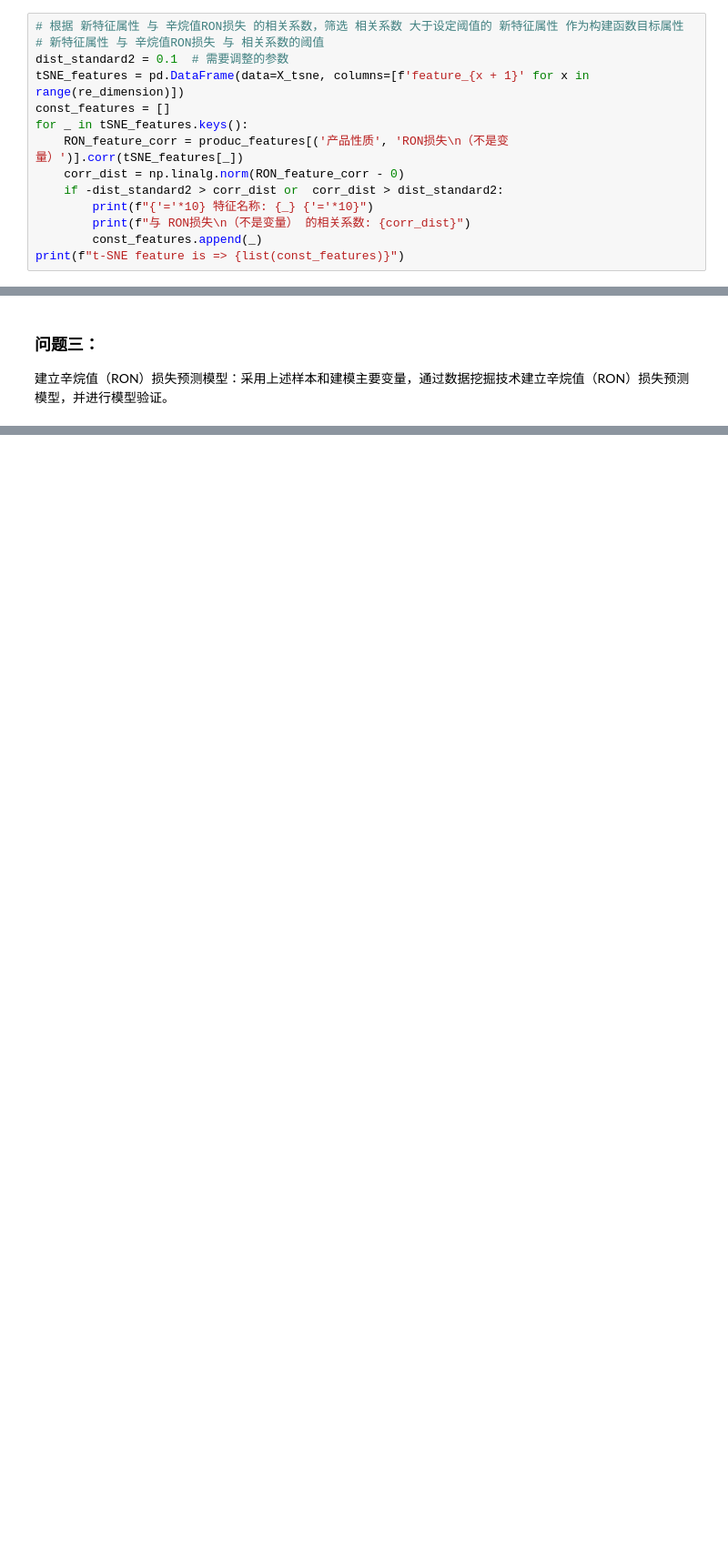
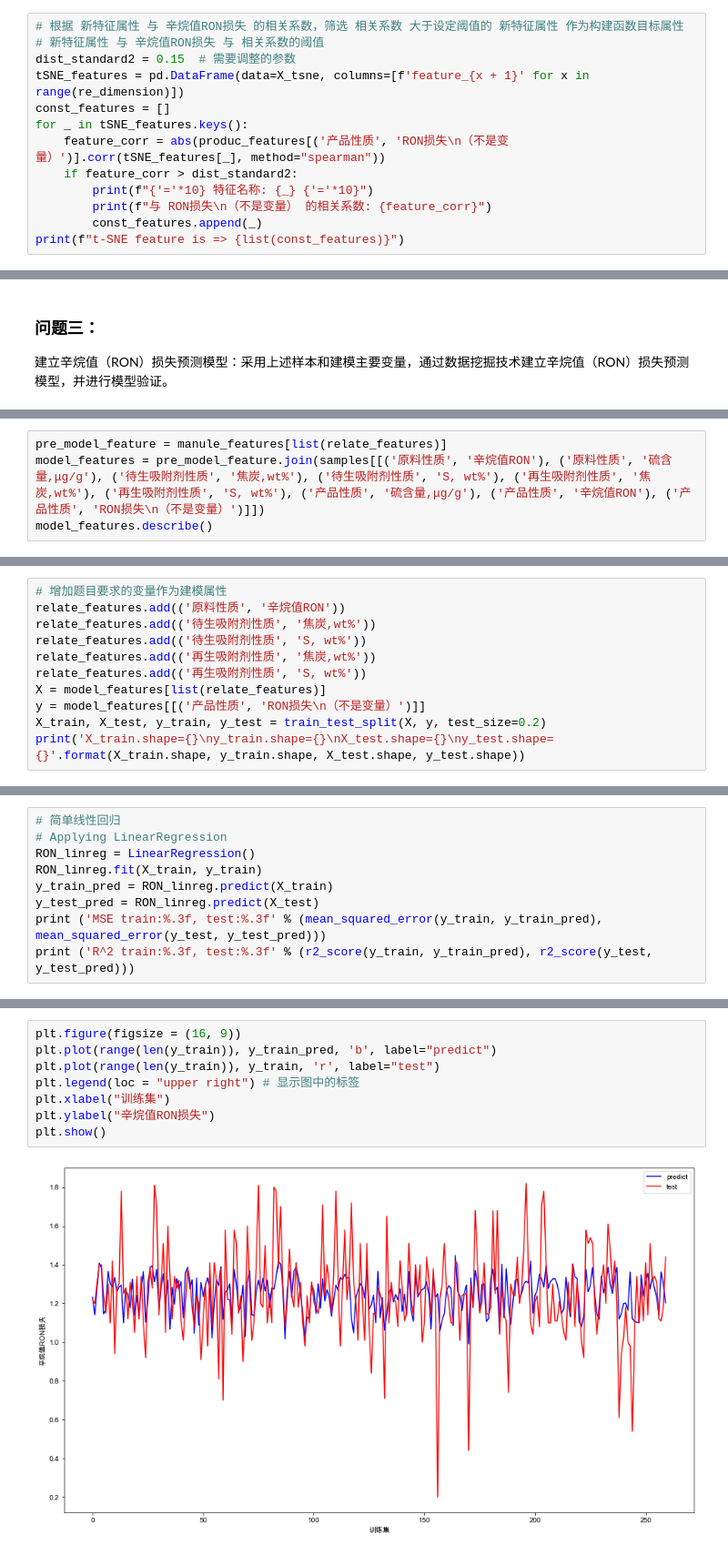
Before and after one commit to Ryuchen/RON_Model, a Jupyter notebook: src/solution.ipynb, the cells around one changed output, grey strips where cells are left out. Shown at 91% size. Drawn from its saved outputs; the diff is of its cells as text; blank space fills up the shorter version.

```diff
--- a/src/solution.ipynb
+++ b/src/solution.ipynb
@@ -459,15 +516,14 @@ print(f"原始样本数据维度 {X.shape[-1]}. t-SNE降维后的数据维度 {X
 # %%
 # 根据 新特征属性 与 辛烷值RON损失 的相关系数，筛选 相关系数 大于设定阈值的 新特征属性 作为构建函数目标属性
 # 新特征属性 与 辛烷值RON损失 与 相关系数的阈值
-dist_standard2 = 0.1  # 需要调整的参数
+dist_standard2 = 0.15  # 需要调整的参数
 tSNE_features = pd.DataFrame(data=X_tsne, columns=[f'feature_{x + 1}' for x in range(re_dimension)])
 const_features = []
 for _ in tSNE_features.keys():
-    RON_feature_corr = produc_features[('产品性质', 'RON损失\n（不是变量）')].corr(tSNE_features[_])
-    corr_dist = np.linalg.norm(RON_feature_corr - 0)
-    if -dist_standard2 > corr_dist or  corr_dist > dist_standard2:
+    feature_corr = abs(produc_features[('产品性质', 'RON损失\n（不是变量）')].corr(tSNE_features[_], method="spearman"))
+    if feature_corr > dist_standard2:
         print(f"{'='*10} 特征名称: {_} {'='*10}")
-        print(f"与 RON损失\n（不是变量） 的相关系数: {corr_dist}")
+        print(f"与 RON损失\n（不是变量） 的相关系数: {feature_corr}")
         const_features.append(_)
 print(f"t-SNE feature is => {list(const_features)}")
 # %% [output]
@@ -631,0 +598,4 @@ plt.show()
+# %%
+pre_model_feature = manule_features[list(relate_features)]
+model_features = pre_model_feature.join(samples[[('原料性质', '辛烷值RON'), ('原料性质', '硫含量,μg/g'), ('待生吸附剂性质', '焦炭,wt%'), ('待生吸附剂性质', 'S, wt%'), ('再生吸附剂性质', '焦炭,wt%'), ('再生吸附剂性质', 'S, wt%'), ('产品性质', '硫含量,μg/g'), ('产品性质', '辛烷值RON'), ('产品性质', 'RON损失\n（不是变量）')]])
+model_features.describe()
@@ -631,0 +614,11 @@ plt.show()
+# %%
+# 增加题目要求的变量作为建模属性
+relate_features.add(('原料性质', '辛烷值RON'))
+relate_features.add(('待生吸附剂性质', '焦炭,wt%'))
+relate_features.add(('待生吸附剂性质', 'S, wt%'))
+relate_features.add(('再生吸附剂性质', '焦炭,wt%'))
+relate_features.add(('再生吸附剂性质', 'S, wt%'))
+X = model_features[list(relate_features)]
+y = model_features[[('产品性质', 'RON损失\n（不是变量）')]]
+X_train, X_test, y_train, y_test = train_test_split(X, y, test_size=0.2)
+print('X_train.shape={}\ny_train.shape={}\nX_test.shape={}\ny_test.shape={}'.format(X_train.shape, y_train.shape, X_test.shape, y_test.shape))
@@ -631,0 +630,9 @@ plt.show()
+# %%
+# 简单线性回归
+# Applying LinearRegression
+RON_linreg = LinearRegression()
+RON_linreg.fit(X_train, y_train)
+y_train_pred = RON_linreg.predict(X_train)
+y_test_pred = RON_linreg.predict(X_test)
+print ('MSE train:%.3f, test:%.3f' % (mean_squared_error(y_train, y_train_pred), mean_squared_error(y_test, y_test_pred)))
+print ('R^2 train:%.3f, test:%.3f' % (r2_score(y_train, y_train_pred), r2_score(y_test, y_test_pred)))
@@ -631,0 +642,10 @@ plt.show()
+# %%
+plt.figure(figsize = (16, 9))
+plt.plot(range(len(y_train)), y_train_pred, 'b', label="predict")
+plt.plot(range(len(y_train)), y_train, 'r', label="test")
+plt.legend(loc = "upper right") # 显示图中的标签
+plt.xlabel("训练集")
+plt.ylabel("辛烷值RON损失")
+plt.show()
+# %% [output]
+[figure, added]
```
Also changed, not shown: parts of 75 cells of this notebook, 3 other files.
